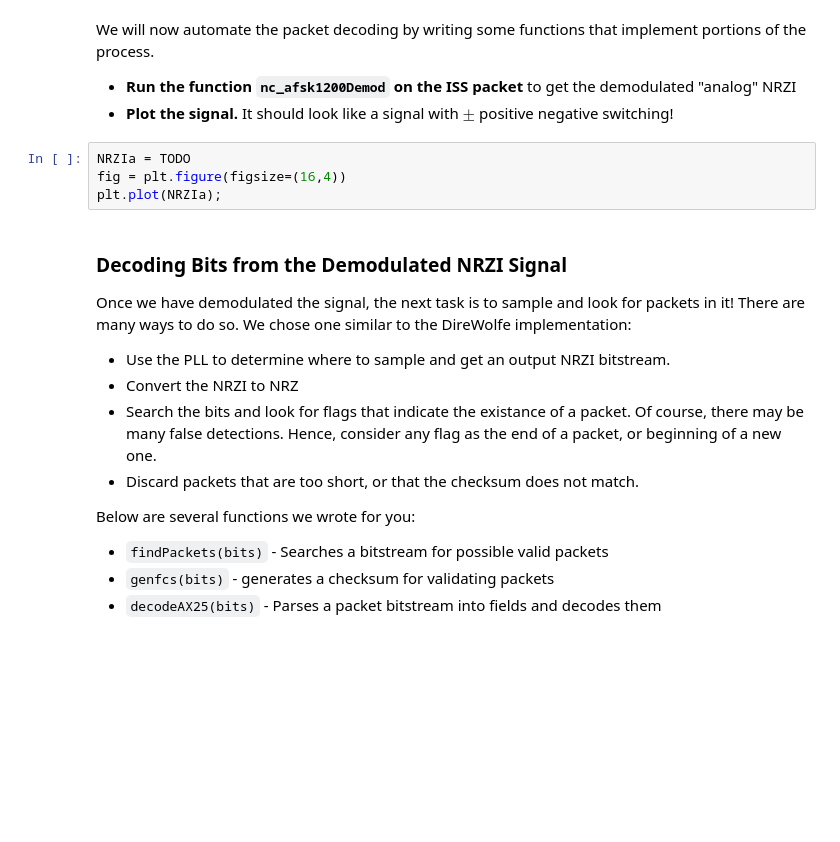
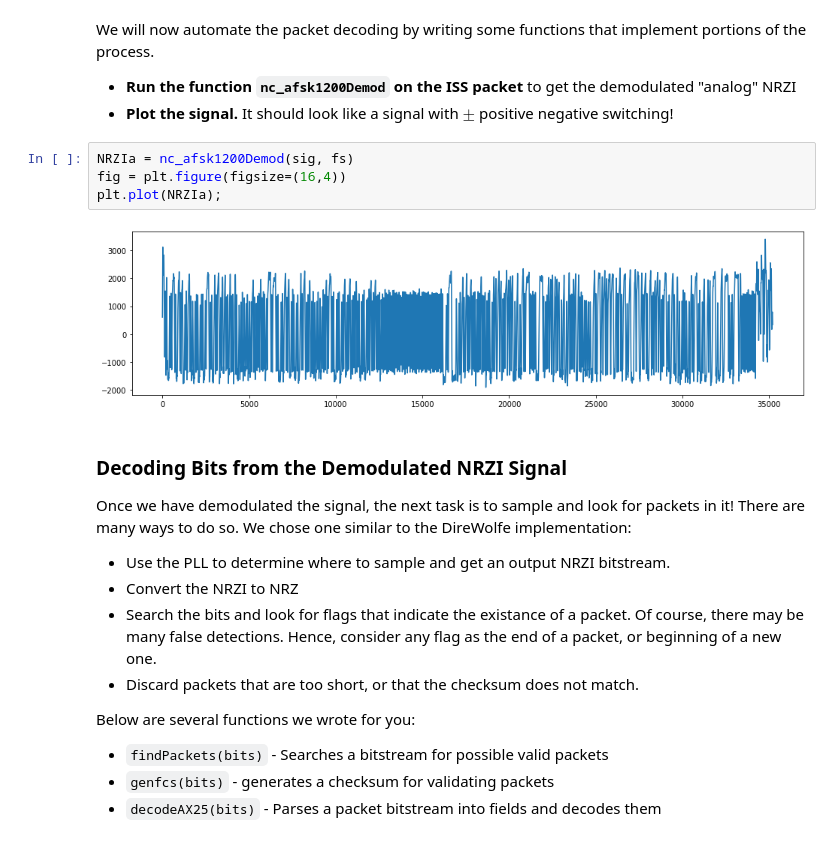
Before and after one commit to brandonk15243/proj-part23, a Jupyter notebook: part2/fp-part2-APRS.ipynb, the cells around one changed output. Cells and saved outputs as stored; diff of their text form; blank space fills up the shorter version.

```diff
--- a/part2/fp-part2-APRS.ipynb
+++ b/part2/fp-part2-APRS.ipynb
@@ -663,9 +706,11 @@ We will now automate the packet decoding by writing some functions that implemen
 * **Run the function `nc_afsk1200Demod` on the ISS packet** to get the demodulated "analog" NRZI
 * **Plot the signal.** It should look like a signal with $\pm$ positive negative switching!
 # %%
-NRZIa = TODO
+NRZIa = nc_afsk1200Demod(sig, fs)
 fig = plt.figure(figsize=(16,4))
 plt.plot(NRZIa);
+# %% [output]
+[figure, added]
 # %% [markdown]
 ### Decoding Bits from the Demodulated NRZI Signal
 
```
Also changed, not shown: parts of 22 cells of this notebook, 1 other file.
